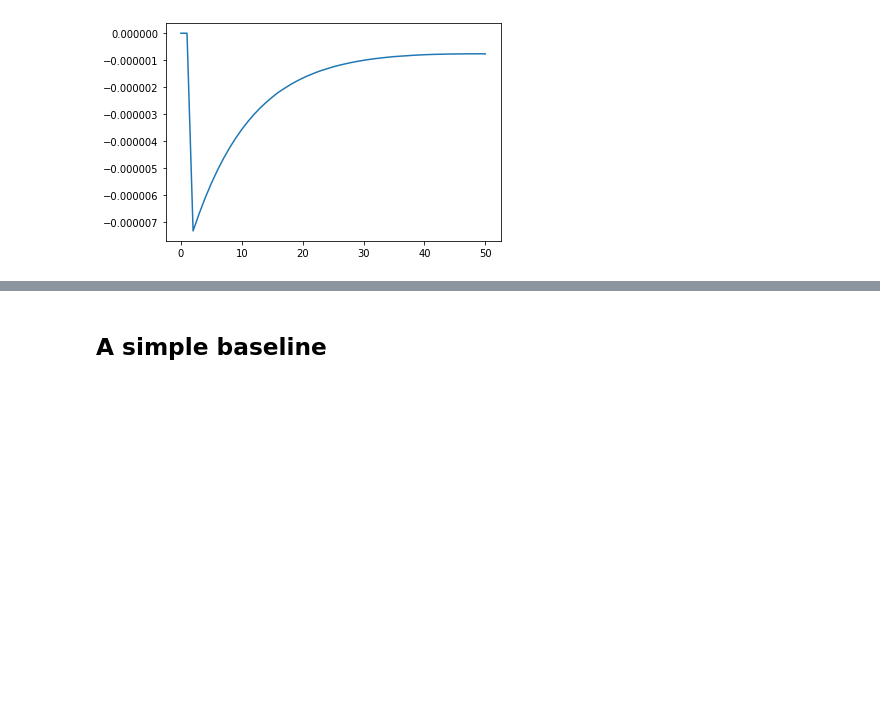
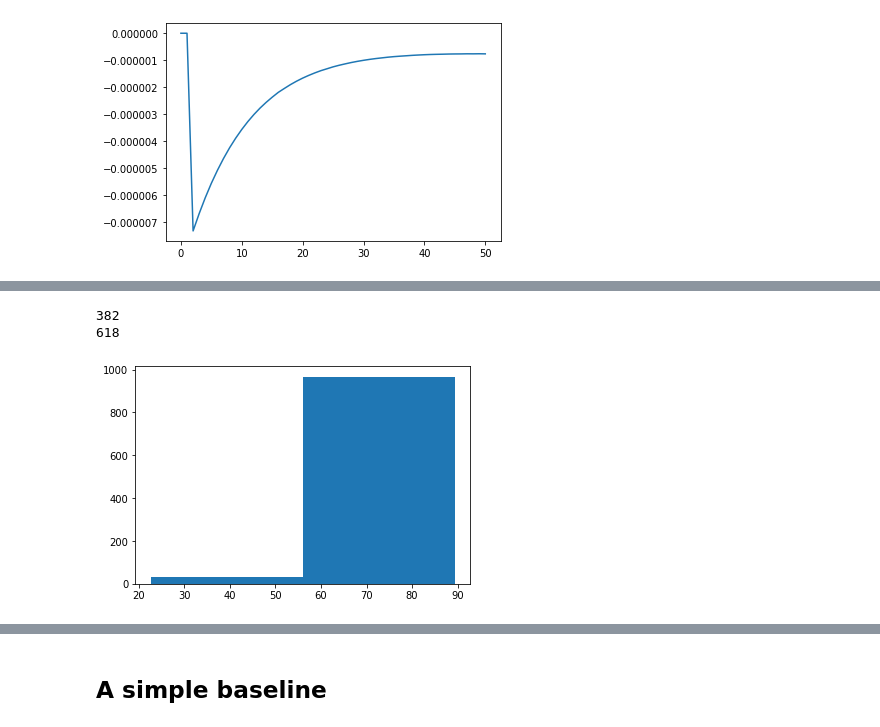
Before and after one commit to SimonSchrodi/Extrapolation-of-Learning-Curves, a Jupyter notebook: LSTM_sven.ipynb, the cells around one changed output, grey strips where cells are left out. Cells and saved outputs as stored; diff of their text form; code cells hidden in the pictures; blank space fills up the shorter version.

```diff
--- a/LSTM_sven.ipynb
+++ b/LSTM_sven.ipynb
@@ -371,0 +416,14 @@ Test loss: 2.160
+# %%
+import matplotlib.pyplot as plt
+
+
+print(len([x for x in train_targets if x < 80.0]))
+print(len([x for x in train_targets if x > 80.0]))
+
+
+plt.hist(train_targets,bins=2)
+plt.show()
+# %% [output]
+382
+618
+[figure, added]
```
Also changed, not shown: parts of 11 cells of this notebook.
